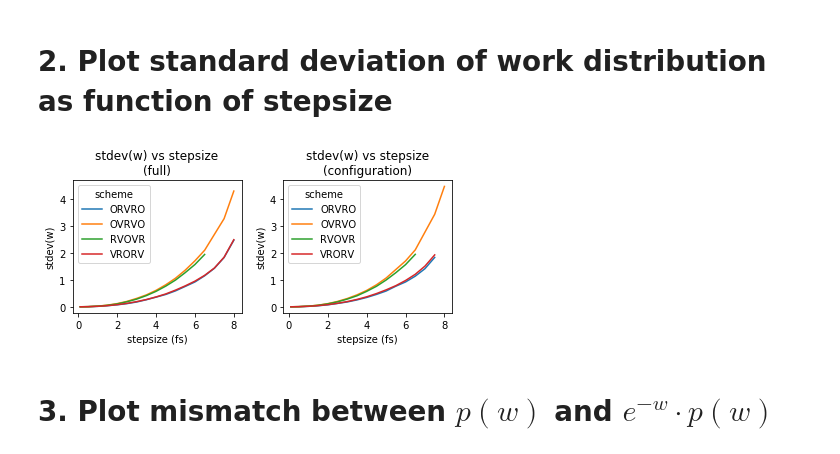
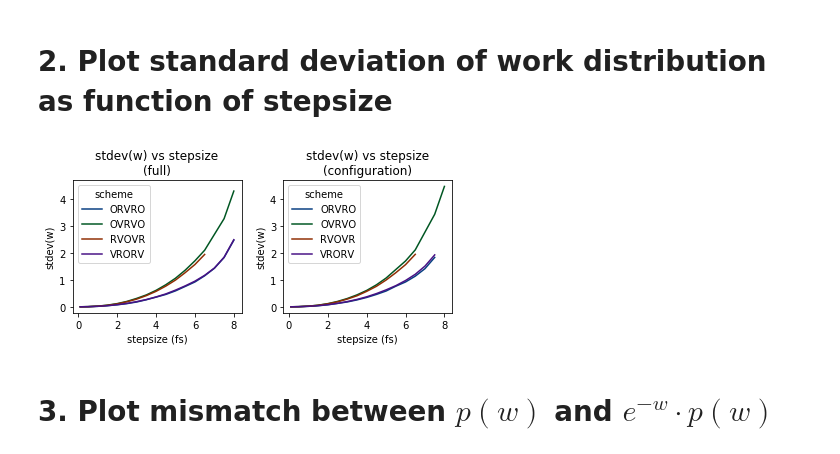
Before and after one commit to choderalab/integrator-benchmark, a Jupyter notebook: notebooks/Water-cluster plots.ipynb, the cells around one changed output. Drawn from its saved outputs; the diff is of its cells as text; code cells hidden in the pictures.

Commit message:
Update WaterCluster plots
Using 10^5 near-equilibrium protocol samples per condition. Final
version of validation figure will use more samples for "exact"
estimator (pending computation)

```diff
--- a/notebooks/Water-cluster plots.ipynb
+++ b/notebooks/Water-cluster plots.ipynb
@@ -66,6 +67,17 @@ colormaps = dict()
 for scheme in schemes:
     colormap = sns.color_palette(colors[scheme], n_colors=len(dts))
     colormaps[scheme] = dict(zip(dts, colormap))
+# %%
+dt_ = max(dts)
+full_depth_colors = dict()
+for scheme in schemes:
+    full_depth_colors[scheme] = colormaps[scheme][dt_]
+
+
+dt_ = sorted(dts)[int(len(dts) / 2)]
+half_depth_colors = dict()
+for scheme in schemes:
+    half_depth_colors[scheme] = colormaps[scheme][dt_]
 # %%
 def remove_nans(array):
     return array[np.isfinite(array)]
@@ -183,24 +195,24 @@ make_multi_panel_plot('full')
 # %%
 def plot_work_variances(marginal='full'):
     for scheme in schemes:
         dts, flat_Ws = get_work_distributions(scheme, marginal=marginal)
-        plt.plot(dts, [np.std(Ws) for Ws in flat_Ws], label=scheme)
+        plt.plot(dts, [np.std(Ws) for Ws in flat_Ws], label=scheme, color=full_depth_colors[scheme])
 
     plt.legend(title='scheme', loc='best')
     plt.title('stdev(w) vs stepsize\n({})'.format(marginal))
     plt.xlabel('stepsize (fs)')
     plt.ylabel('stdev(w)')
 
 plt.figure(figsize=(6,3))
 ax = plt.subplot(1,2,1)
 plot_work_variances('full')
 plt.subplot(1,2,2, sharey=ax)
 plot_work_variances('configuration')
 
 plt.tight_layout()
 plt.savefig('w_stdev_wc.jpg', dpi=300)
 # %% [output]
-[figure, old version]
+[figure, new version]
 # %% [markdown]
 # 3. Plot mismatch between $p(w)$ and $e^{-w} \cdot p(w)$
 # %%
```
Also changed, not shown: parts of 13 cells of this notebook, 1 other file.
